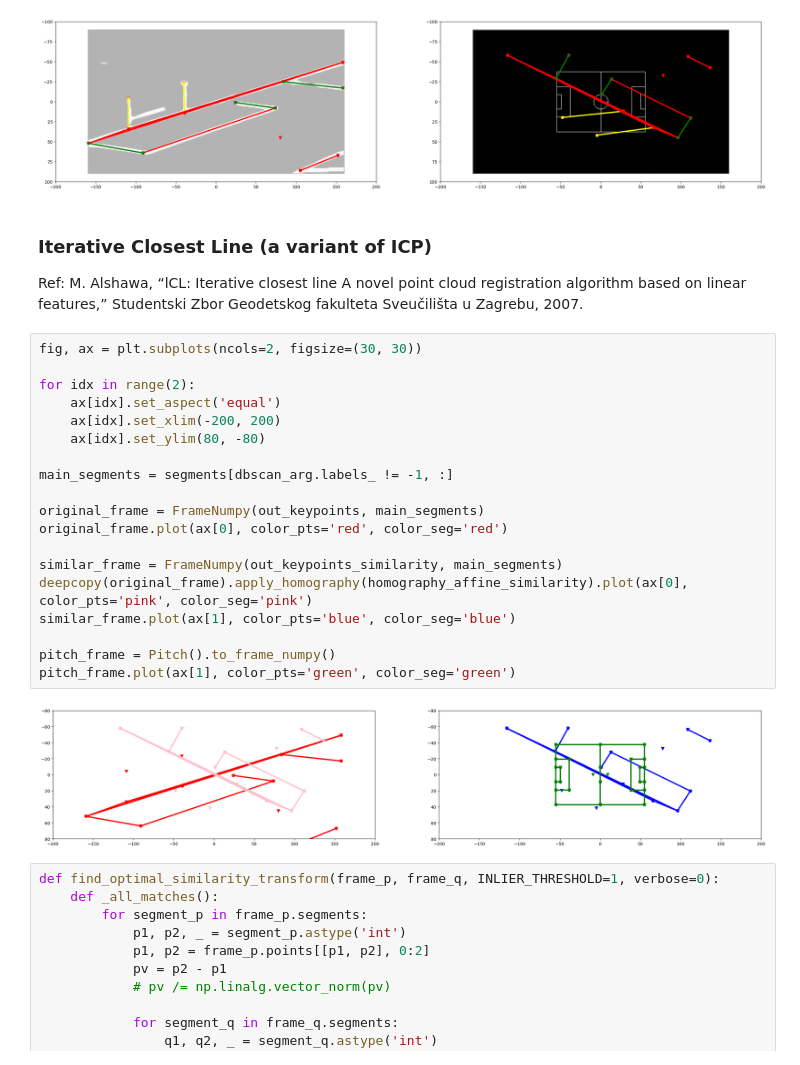
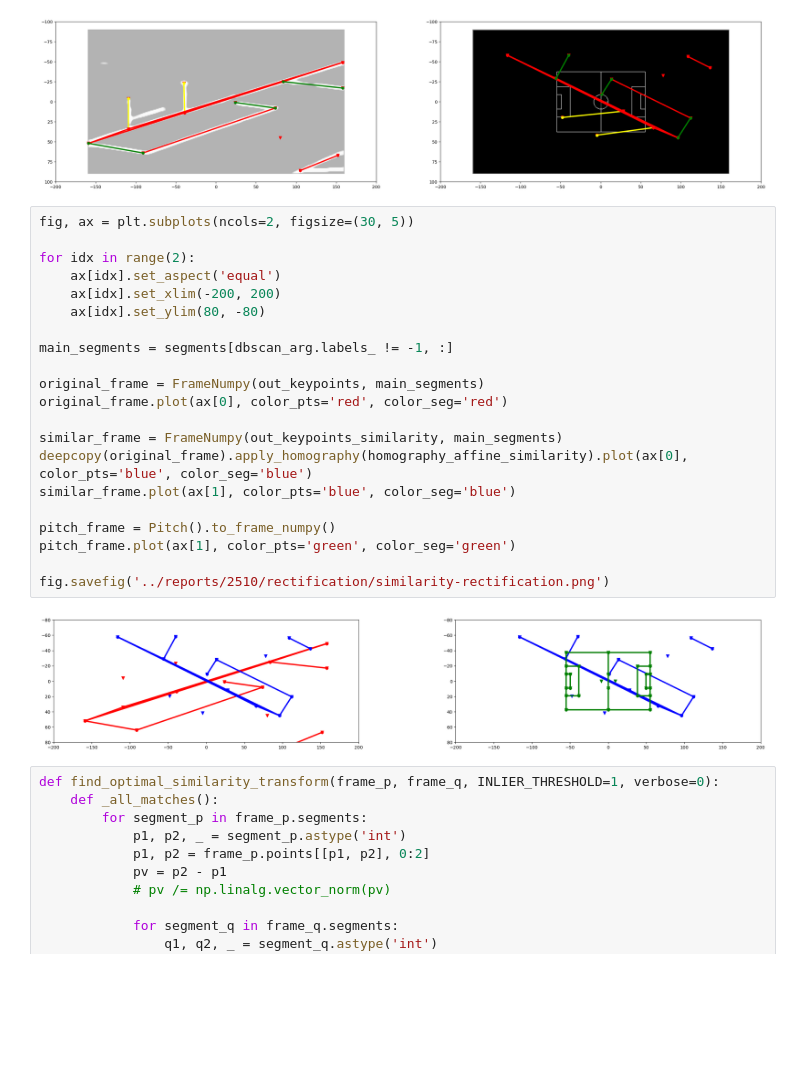
Before and after one commit to SamNguyen2k5/NUSC-ISC-FootballAnalysis, a Jupyter notebook: notebooks/251028 - Keypoint Mask Clustering.ipynb, the cells around one changed output. Cells and saved outputs as stored; diff of their text form; blank space fills up the shorter version.

Commit message:
Report update

```diff
--- a/notebooks/251028 - Keypoint Mask Clustering.ipynb
+++ b/notebooks/251028 - Keypoint Mask Clustering.ipynb
@@ -554,31 +554,29 @@ ax[1].set_ylim(100, -100)
 # %% [output]
 (100.0, -100.0)
 [figure]
-# %% [markdown]
-### Iterative Closest Line (a variant of ICP)
-
-Ref: M. Alshawa, “lCL: Iterative closest line A novel point cloud registration algorithm based on linear features,” Studentski Zbor Geodetskog fakulteta Sveučilišta u Zagrebu, 2007.
 # %%
-fig, ax = plt.subplots(ncols=2, figsize=(30, 30))
+fig, ax = plt.subplots(ncols=2, figsize=(30, 5))
 
 for idx in range(2):
     ax[idx].set_aspect('equal')
     ax[idx].set_xlim(-200, 200)
     ax[idx].set_ylim(80, -80)
 
 main_segments = segments[dbscan_arg.labels_ != -1, :]
 
 original_frame = FrameNumpy(out_keypoints, main_segments)
 original_frame.plot(ax[0], color_pts='red', color_seg='red')
 
 similar_frame = FrameNumpy(out_keypoints_similarity, main_segments)
-deepcopy(original_frame).apply_homography(homography_affine_similarity).plot(ax[0], color_pts='pink', color_seg='pink')
+deepcopy(original_frame).apply_homography(homography_affine_similarity).plot(ax[0], color_pts='blue', color_seg='blue')
 similar_frame.plot(ax[1], color_pts='blue', color_seg='blue')
 
 pitch_frame = Pitch().to_frame_numpy()
 pitch_frame.plot(ax[1], color_pts='green', color_seg='green')
+
+fig.savefig('../reports/2510/rectification/similarity-rectification.png')
 # %% [output]
-[figure, old version]
+[figure, new version]
 # %%
 def find_optimal_similarity_transform(frame_p, frame_q, INLIER_THRESHOLD=1, verbose=0):
     def _all_matches():
```
Also changed, not shown: 3 other files.
